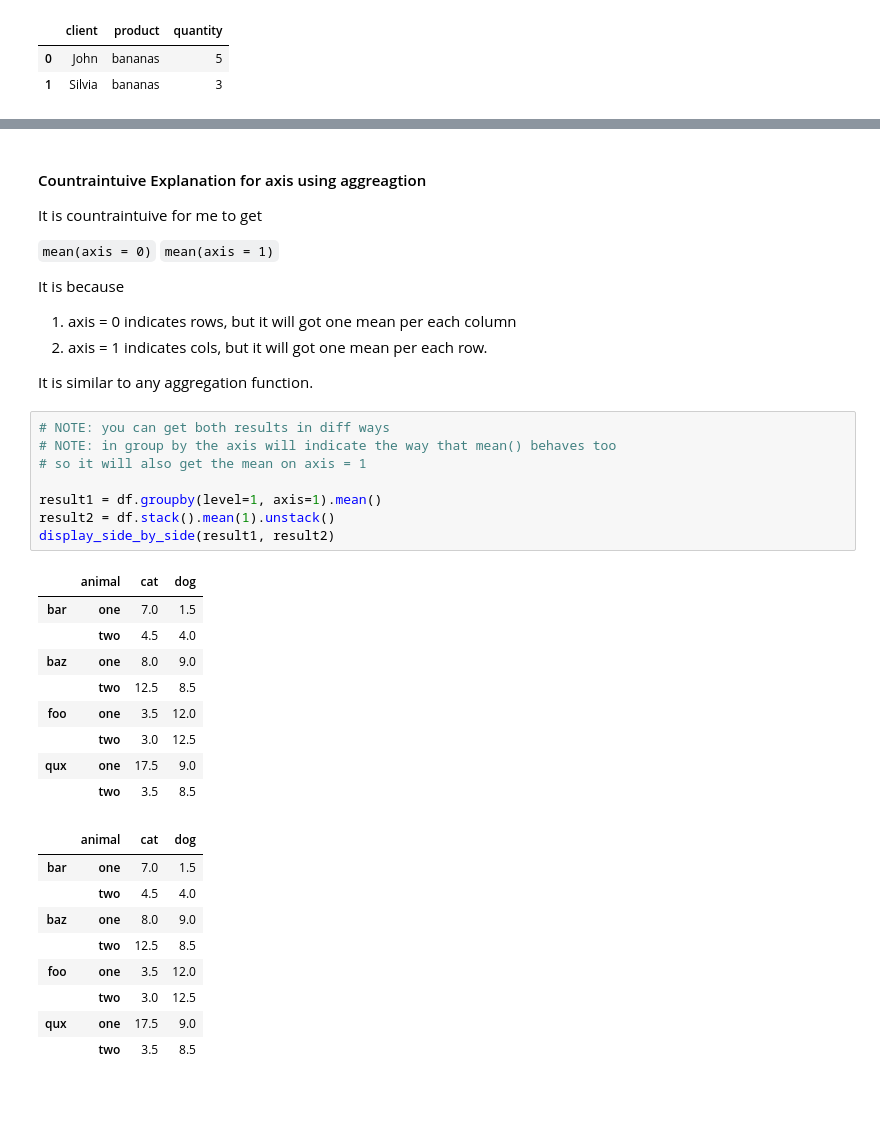
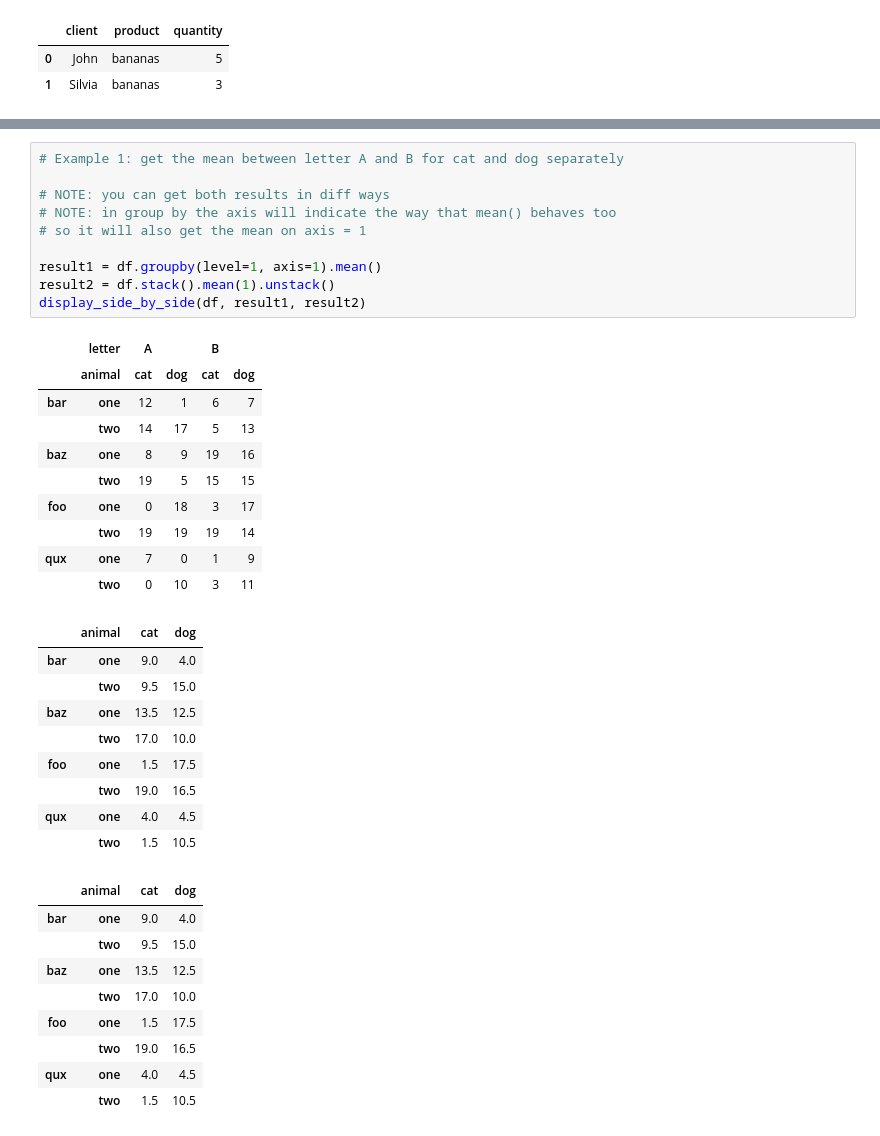
Before and after one commit to ZosoV/pandas_review, a Jupyter notebook: 007_reshaping.ipynb, the cells around one changed output, grey strips where cells are left out. Saved outputs shown, nothing was run; the diff lists cells and outputs as text; blank space fills up the shorter version.

```diff
--- a/007_reshaping.ipynb
+++ b/007_reshaping.ipynb
@@ -502,42 +663,40 @@ df
-# %% [markdown]
-#### Countraintuive Explanation for axis using aggreagtion
-
-It is countraintuive for me to get
-
-`mean(axis = 0)`
-`mean(axis = 1)`
-
-It is because
-
-1. axis = 0 indicates rows, but it will got one mean per each column
-2. axis = 1 indicates cols, but it will got one mean per each row.
-
-It is similar to any aggregation function.
 # %%
+# Example 1: get the mean between letter A and B for cat and dog separately
+
 # NOTE: you can get both results in diff ways
 # NOTE: in group by the axis will indicate the way that mean() behaves too
 # so it will also get the mean on axis = 1
 
 result1 = df.groupby(level=1, axis=1).mean()
 result2 = df.stack().mean(1).unstack()
-display_side_by_side(result1, result2)
+display_side_by_side(df, result1, result2)
 # %% [output]
-|  | animal | cat | dog |
-| bar | one | 7.0 | 1.5 |
-|  | two | 4.5 | 4.0 |
-| baz | one | 8.0 | 9.0 |
-|  | two | 12.5 | 8.5 |
-| foo | one | 3.5 | 12.0 |
-|  | two | 3.0 | 12.5 |
-| qux | one | 17.5 | 9.0 |
-|  | two | 3.5 | 8.5 |
+|  | letter | A |  | B |  |
+|  | animal | cat | dog | cat | dog |
+| bar | one | 12 | 1 | 6 | 7 |
+|  | two | 14 | 17 | 5 | 13 |
+| baz | one | 8 | 9 | 19 | 16 |
+|  | two | 19 | 5 | 15 | 15 |
+| foo | one | 0 | 18 | 3 | 17 |
+|  | two | 19 | 19 | 19 | 14 |
+| qux | one | 7 | 0 | 1 | 9 |
+|  | two | 0 | 10 | 3 | 11 |
 |  | animal | cat | dog |
-| bar | one | 7.0 | 1.5 |
-|  | two | 4.5 | 4.0 |
-| baz | one | 8.0 | 9.0 |
-|  | two | 12.5 | 8.5 |
-| foo | one | 3.5 | 12.0 |
-|  | two | 3.0 | 12.5 |
-| qux | one | 17.5 | 9.0 |
-|  | two | 3.5 | 8.5 |
+| bar | one | 9.0 | 4.0 |
+|  | two | 9.5 | 15.0 |
+| baz | one | 13.5 | 12.5 |
+|  | two | 17.0 | 10.0 |
+| foo | one | 1.5 | 17.5 |
+|  | two | 19.0 | 16.5 |
+| qux | one | 4.0 | 4.5 |
+|  | two | 1.5 | 10.5 |
+|  | animal | cat | dog |
+| bar | one | 9.0 | 4.0 |
+|  | two | 9.5 | 15.0 |
+| baz | one | 13.5 | 12.5 |
+|  | two | 17.0 | 10.0 |
+| foo | one | 1.5 | 17.5 |
+|  | two | 19.0 | 16.5 |
+| qux | one | 4.0 | 4.5 |
+|  | two | 1.5 | 10.5 |
 # %%
```
Also changed, not shown: parts of 19 cells of this notebook, 3 other files.
